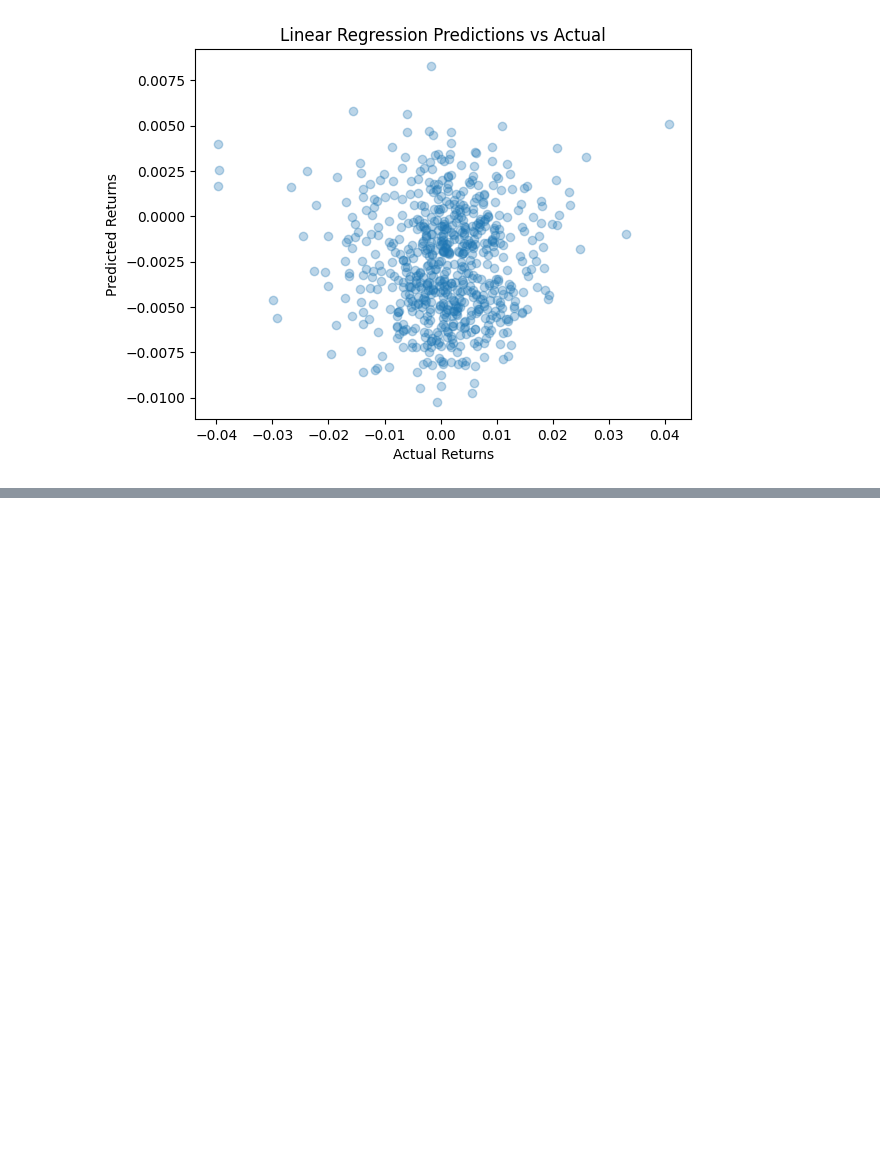
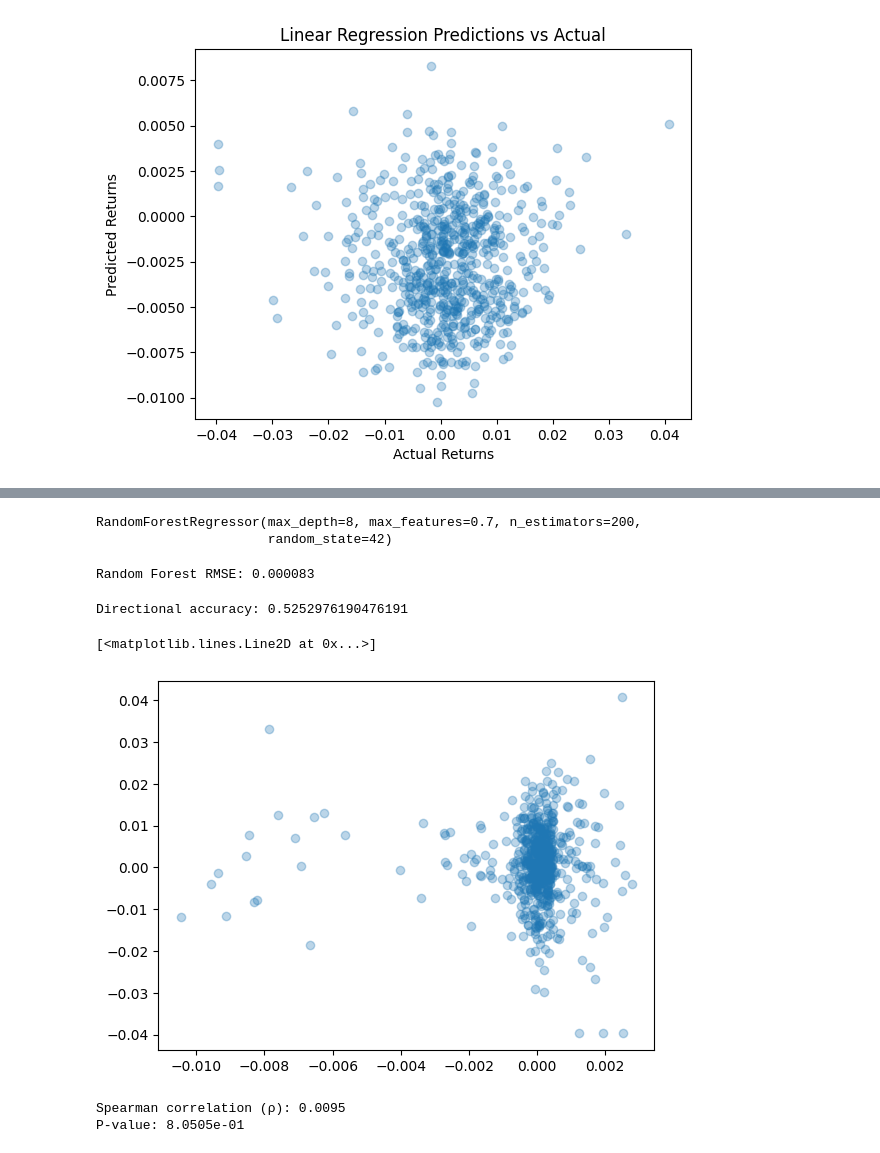
Before and after one commit to XingzheLi123/kaggle_hull_tactic_2025, a Jupyter notebook: Minqi/BaselineModels.ipynb, the cells around one changed output, grey strips where cells are left out. Saved outputs shown, nothing was run; the diff lists cells and outputs as text; code cells hidden in the pictures; blank space fills up the shorter version.

```diff
--- a/Minqi/BaselineModels.ipynb
+++ b/Minqi/BaselineModels.ipynb
@@ -76,0 +89,43 @@ plt.show()
+# %%
+train_df = pd.read_csv('train_stationalized.csv')
+features = [col for col in train_df.columns if col[0] in ['D','E','I','M','P','S','V']]
+target = 'forward_returns'
+
+X = train_df[features]
+y = train_df[target]
+
+X_train, X_val, y_train, y_val = train_test_split(X, y, test_size=0.2, shuffle=False)
+# %%
+model = RandomForestRegressor(
+    n_estimators=200,
+    max_depth=8,
+    random_state=42,
+    max_features=0.7
+)
+model.fit(X_train, y_train)
+# %% [output]
+RandomForestRegressor(max_depth=8, max_features=0.7, n_estimators=200,
+                      random_state=42)
+# %%
+y_pred = model.predict(X_val)
+mse = mean_squared_error(y_val, y_pred)
+print(f"Random Forest RMSE: {mse:.6f}")
+# %% [output]
+Random Forest RMSE: 0.000083
+# %%
+accuracy = np.mean(np.sign(y_pred) == np.sign(y_val))
+print("Directional accuracy:", accuracy)
+# %% [output]
+Directional accuracy: 0.5252976190476191
+# %%
+plt.plot(y_pred, y_val, 'o', alpha=0.3)
+# %% [output]
+[<matplotlib.lines.Line2D at 0x...>]
+[figure, added]
+# %%
+rho, pval = spearmanr(y_val, y_pred)
+print(f"Spearman correlation (ρ): {rho:.4f}")
+print(f"P-value: {pval:.4e}")
+# %% [output]
+Spearman correlation (ρ): 0.0095
+P-value: 8.0505e-01
```
Also changed, not shown: parts of 3 cells of this notebook, 3 other files.
